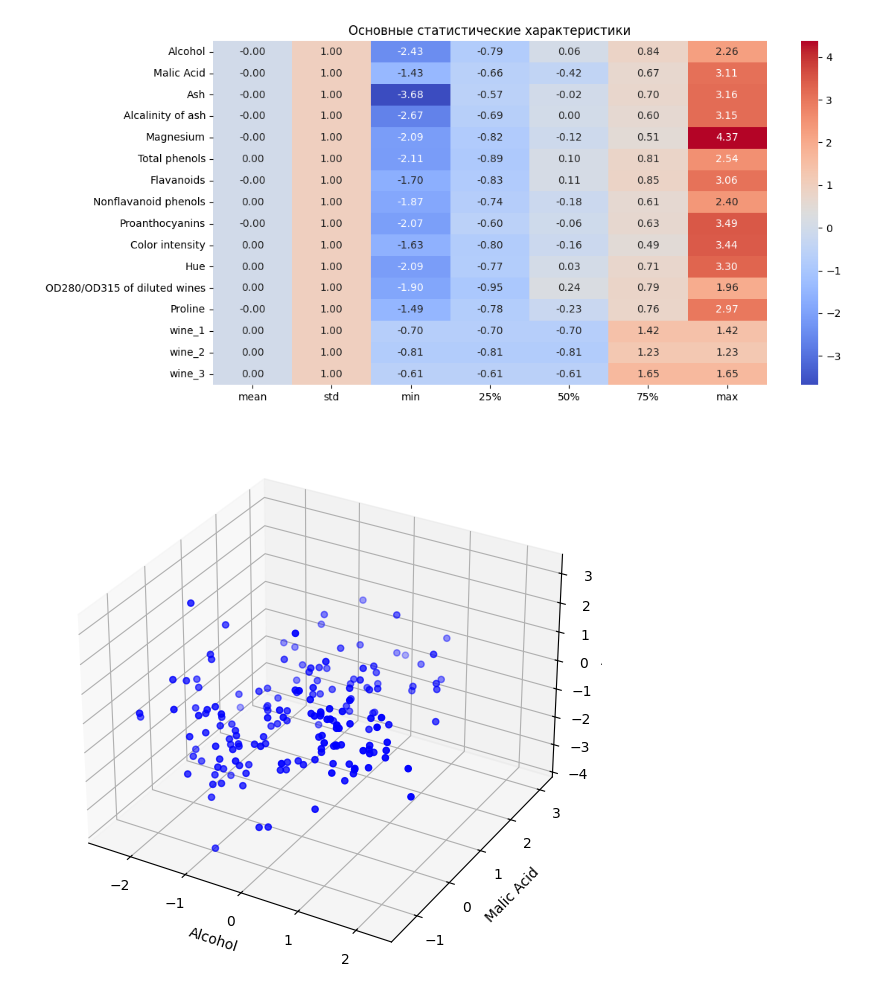
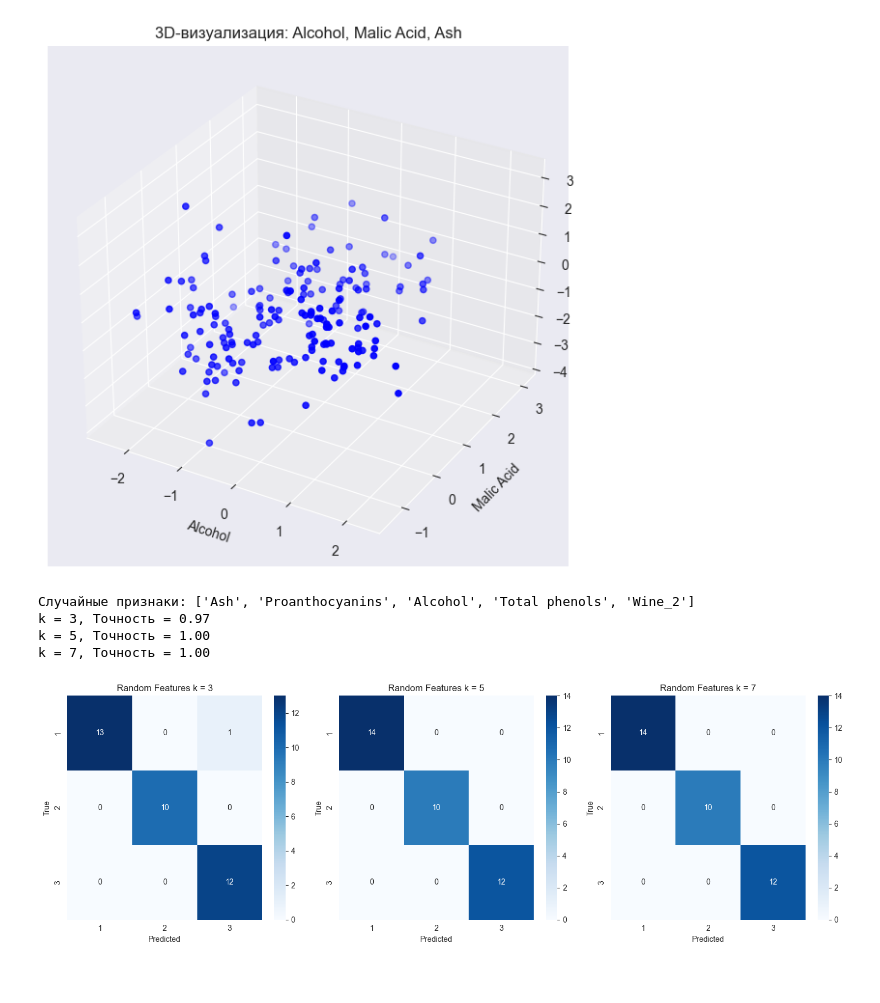
Before and after one commit to podshapkoy-organization/ais-lab-4, a Jupyter notebook: notebooks/analysis.ipynb, the cells around one changed output. Saved outputs shown, nothing was run; the diff lists cells and outputs as text; code cells hidden in the pictures.

```diff
--- a/notebooks/analysis.ipynb
+++ b/notebooks/analysis.ipynb
@@ -19,23 +40,32 @@ stand_data = pd.DataFrame(scaler.fit_transform(one_hot_df), columns=one_hot_df.c
+# %%
+def VIZUAL_3D(data, x_col, y_col, z_col):
+    fig = plt.figure(figsize=(10, 7))
+    ax = fig.add_subplot(111, projection='3d')
+    ax.scatter(data[x_col], data[y_col], data[z_col], c='blue', marker='o')
+    ax.set_xlabel(x_col)
+    ax.set_ylabel(y_col)
+    ax.set_zlabel(z_col)
+    plt.title(f'3D-визуализация: {x_col}, {y_col}, {z_col}')
+    plt.show()
+
+
+VIZUAL_3D(stand_data, 'Alcohol', 'Malic Acid', 'Ash')
+# %% [output]
+[figure, added]
 # %%
-import seaborn as sns
-from matplotlib import pyplot as plt
+import numpy as np
+from collections import Counter
 
-statistics = stand_data.describe()
-plt.figure(figsize=(12, 6))
-sns.heatmap(statistics.iloc[1:, :].T, annot=True, fmt='.2f', cmap='coolwarm')
-plt.title('Основные статистические характеристики')
 
-#3D-визуализация
-x = stand_data['Alcohol']
-y = stand_data['Malic Acid']
-z = stand_data['Ash']
-fig = plt.figure(figsize=(10, 7))
-ax = fig.add_subplot(111, projection='3d')
-ax.scatter(x, y, z, c='blue', marker='o')
-ax.set_xlabel('Alcohol')
-ax.set_ylabel('Malic Acid')
-ax.set_zlabel('Ash')
-plt.show()
+#евклидово расстояние ʕʘ‿ಠʔ
+def euc_dist(row1, row2):
+    return np.sqrt(np.sum((row1 - row2) ** 2))
+
+
+def knn(train_data, test_row, k):
+    distances = [(train_row, euc_dist(test_row[:-1], train_row[:-1])) for _, train_row in train_data.iterrows()]
+    distances.sort(key=lambda x: x[1])
+    neighbors = distances[:k]
+    classes = [neighbor[0].iloc[-1] for neighbor in neighbors]
+    majority_class = Counter(classes).most_common(1)[0][0]
+    return majority_class
-# %% [output]
-[figure, removed]
-[figure, removed]
@@ -41,0 +114,13 @@ plt.show()
+# %%
+# Модель 1: случайные признаки
+random_features = random.sample(list(stand_data.columns[:-1]), 5)
+print(f"Случайные признаки: {random_features}")
+k_values = [3, 5, 7]
+all_predict, y_true = evaluate_knn(stand_data, k_values, random_features)
+plot_matrix(y_true, all_predict, k_values, title_prefix='Random Features')
+# %% [output]
+Случайные признаки: ['Ash', 'Proanthocyanins', 'Alcohol', 'Total phenols', 'Wine_2']
+k = 3, Точность = 0.97
+k = 5, Точность = 1.00
+k = 7, Точность = 1.00
+[figure, added]
```
Also changed, not shown: parts of 5 cells of this notebook, 1 other file.
